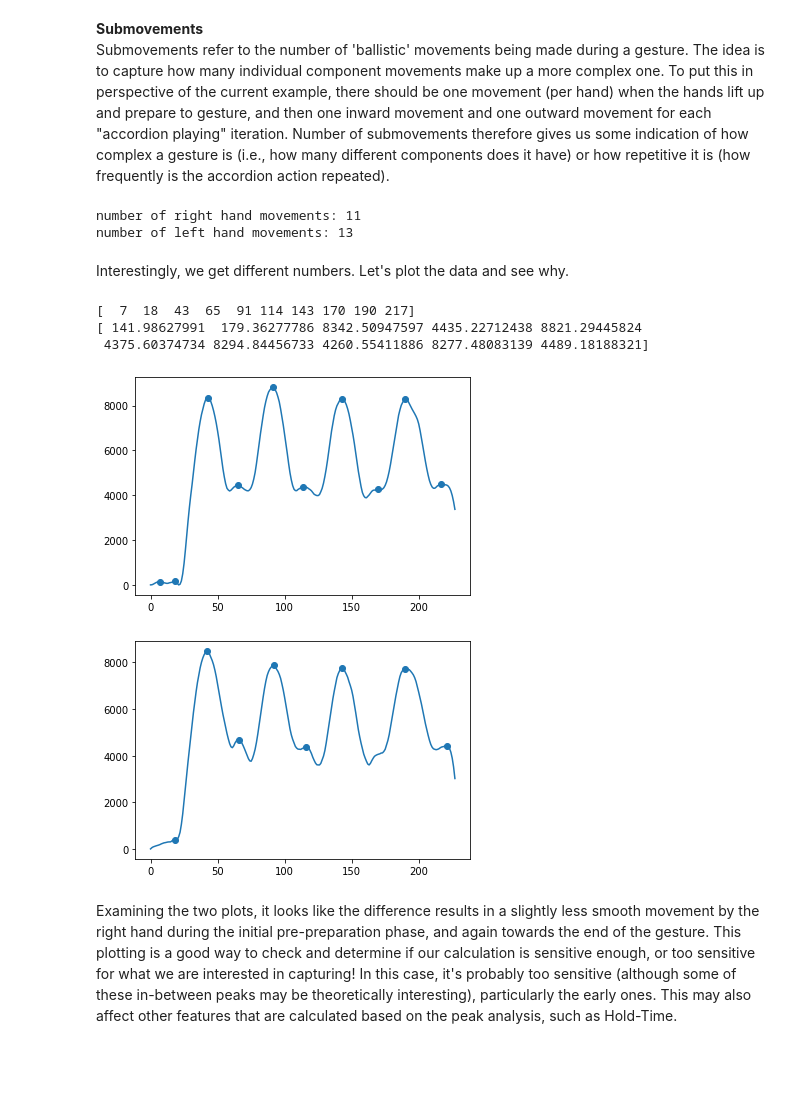
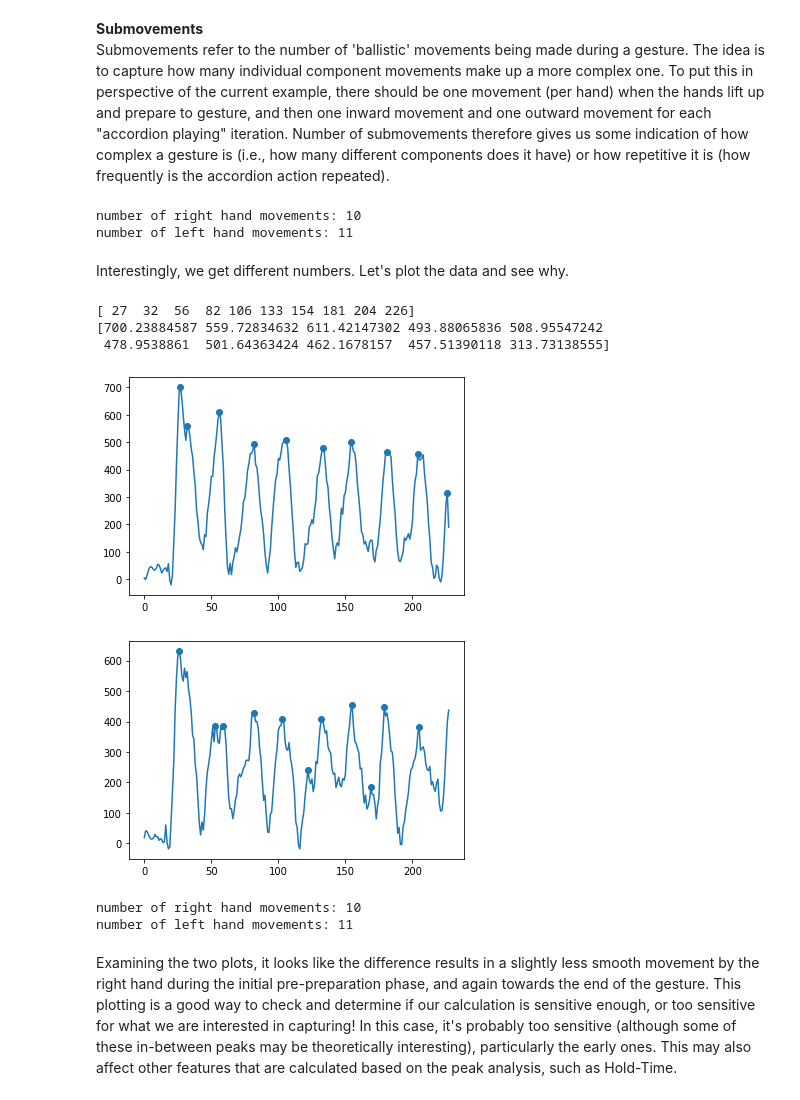
Before and after one commit to jptrujillo/KinematicFeatureExtraction_module, a Jupyter notebook: Analysis_kinematic_features_module.ipynb, the cells around one changed output. Cells and saved outputs as stored; diff of their text form; code cells hidden in the pictures; blank space fills up the shorter version.

```diff
--- a/Analysis_kinematic_features_module.ipynb
+++ b/Analysis_kinematic_features_module.ipynb
@@ -173,6 +173,7 @@ def calculate_distance(Hand, FPS):
         dist.append(DISPLACE)
         # then calculate velocity
         vel.append(DISPLACE * FPS)
+        IDX+=1
     return (dist, vel)
 
 
@@ -590,7 +591,7 @@ def calc_submoves(df, FPS, hand):
             else:
                 order = len(LH_S)
             LHsmooth = signal.savgol_filter(LH_S, order,5)
-        L_peaks, _ = signal.find_peaks(LH_S, height=0.2, prominence=0.2, distance=5)
+        L_peaks, _ = signal.find_peaks(LHsmooth, height=100, prominence=50, distance=5)
         Lsubs = len(L_peaks)
     else:
         Lsubs = 0
@@ -605,7 +606,7 @@ def calc_submoves(df, FPS, hand):
             else:
                 order = len(RH_S)
             RHsmooth = signal.savgol_filter(RH_S, order,5)
-        R_peaks, _ = signal.find_peaks(RH_S, height=0.2, prominence=0.2, distance=5)
+        R_peaks, _ = signal.find_peaks(RHsmooth, height=100, prominence=50, distance=5)
         Rsubs = len(R_peaks)
     else:
         Rsubs = 0
@@ -619,37 +620,42 @@ Lsubs, Rsubs, L_peaks, R_peaks = calc_submoves(df, 25, 'B')
 print("number of right hand movements: " + str(Rsubs))
 print("number of left hand movements: " + str(Lsubs))
 # %% [output]
-number of right hand movements: 11
-number of left hand movements: 13
+number of right hand movements: 10
+number of left hand movements: 11
 # %% [markdown]
 Interestingly, we get different numbers. Let's plot the data and see why.
 # %%
 FPS = 25
 _, RH_S = calculate_distance(df["R_Hand"], FPS)
 _, LH_S = calculate_distance(df["L_Hand"], FPS)
 
 RHsmooth = signal.savgol_filter(RH_S,15,5)
 LHsmooth = signal.savgol_filter(LH_S,15,5)
 
-R_peaks, R_prom = signal.find_peaks(RHsmooth, height=0.2, prominence=0.2, distance=5)
-L_peaks, L_prom = signal.find_peaks(LHsmooth, height=0.2, prominence=0.2, distance=5)
+R_peaks, R_prom = signal.find_peaks(RHsmooth, height=100, prominence=50, distance=5)
+L_peaks, L_prom = signal.find_peaks(LHsmooth, height=100, prominence=50, distance=5)
 R_prom = R_prom["peak_heights"]
 L_prom = L_prom["peak_heights"]
 
 print(R_peaks)
 print(R_prom)
 plt.plot(RHsmooth)
 plt.scatter(R_peaks,R_prom)
 plt.show()
 plt.plot(LHsmooth)
 plt.scatter(L_peaks,L_prom)
 plt.show()
+
+print("number of right hand movements: " + str(len(R_peaks)))
+print("number of left hand movements: " + str(len(L_peaks)))
 # %% [output]
-[  7  18  43  65  91 114 143 170 190 217]
-[ 141.98627991  179.36277786 8342.50947597 4435.22712438 8821.29445824
- 4375.60374734 8294.84456733 4260.55411886 8277.48083139 4489.18188321]
+[ 27  32  56  82 106 133 154 181 204 226]
+[700.23884587 559.72834632 611.42147302 493.88065836 508.95547242
+ 478.9538861  501.64363424 462.1678157  457.51390118 313.73138555]
-[figure, old version]
+[figure, new version]
-[figure, old version]
+[figure, new version]
+number of right hand movements: 10
+number of left hand movements: 11
 # %% [markdown]
 Examining the two plots, it looks like the difference results in a slightly less smooth movement by the right hand during the initial pre-preparation phase, and again towards the end of the gesture. This plotting is a good way to check and determine if our calculation is sensitive enough, or too sensitive for what we are interested in capturing! In this case, it's probably too sensitive (although some of these in-between peaks may be theoretically interesting), particularly the early ones. This may also affect other features that are calculated based on the peak analysis, such as Hold-Time.
 # %% [markdown]
```
Also changed, not shown: parts of 2 cells of this notebook, 1 other file.
